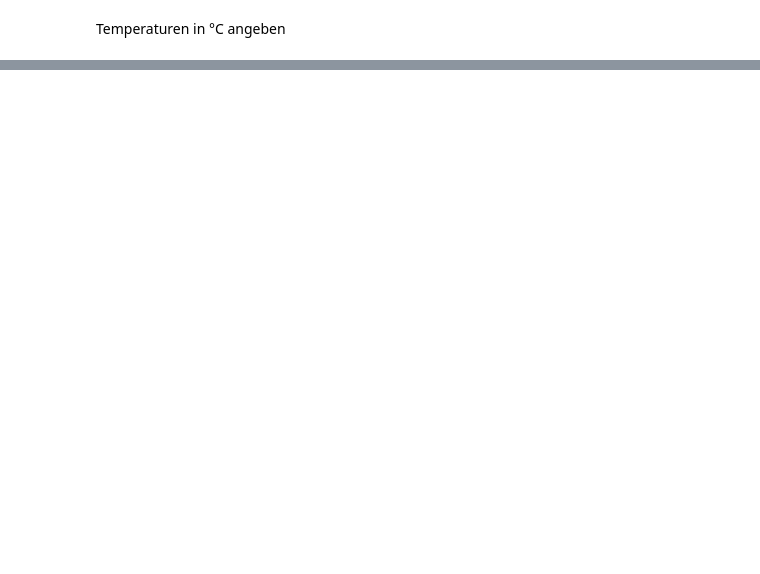
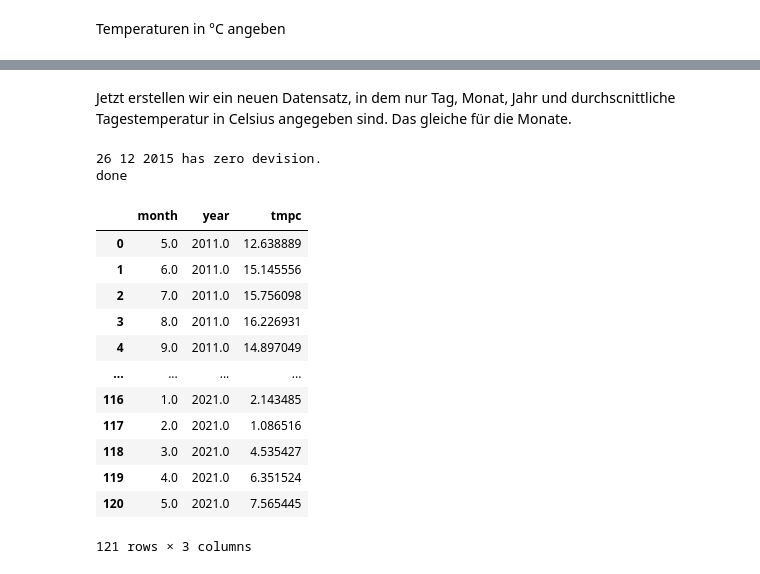
Before and after one commit to PelzKo/yfunited, a Jupyter notebook: weather data.ipynb, the cells around one changed output, grey strips where cells are left out. Cells and saved outputs as stored; diff of their text form; code cells hidden in the pictures; blank space fills up the shorter version.

```diff
--- a/weather data.ipynb
+++ b/weather data.ipynb
@@ -291,0 +200,26 @@ daily_avg_westerland["tavgc"] = avg_temp
+# %% [markdown]
+Jetzt erstellen wir ein neuen Datensatz, in dem nur Tag, Monat, Jahr und durchscnittliche Tagestemperatur in Celsius angegeben sind. Das gleiche für die Monate.
+# %%
+daily_avg_westerland = daily_avg_tmpc(data_westerland)
+montly_avg_westerland = monthly_avg_tmpc(data_westerland)
+print("done")
+# %% [output]
+26 12 2015 has zero devision.
+done
+# %%
+# Jetzt schauen wir den neuen Datensatz an
+montly_avg_westerland
+# %% [output]
+|  | month | year | tmpc |
+| 0 | 5.0 | 2011.0 | 12.638889 |
+| 1 | 6.0 | 2011.0 | 15.145556 |
+| 2 | 7.0 | 2011.0 | 15.756098 |
+| 3 | 8.0 | 2011.0 | 16.226931 |
+| 4 | 9.0 | 2011.0 | 14.897049 |
+| ... | ... | ... | ... |
+| 116 | 1.0 | 2021.0 | 2.143485 |
+| 117 | 2.0 | 2021.0 | 1.086516 |
+| 118 | 3.0 | 2021.0 | 4.535427 |
+| 119 | 4.0 | 2021.0 | 6.351524 |
+| 120 | 5.0 | 2021.0 | 7.565445 |
+121 rows × 3 columns
```
Also changed, not shown: parts of 26 cells of this notebook.
